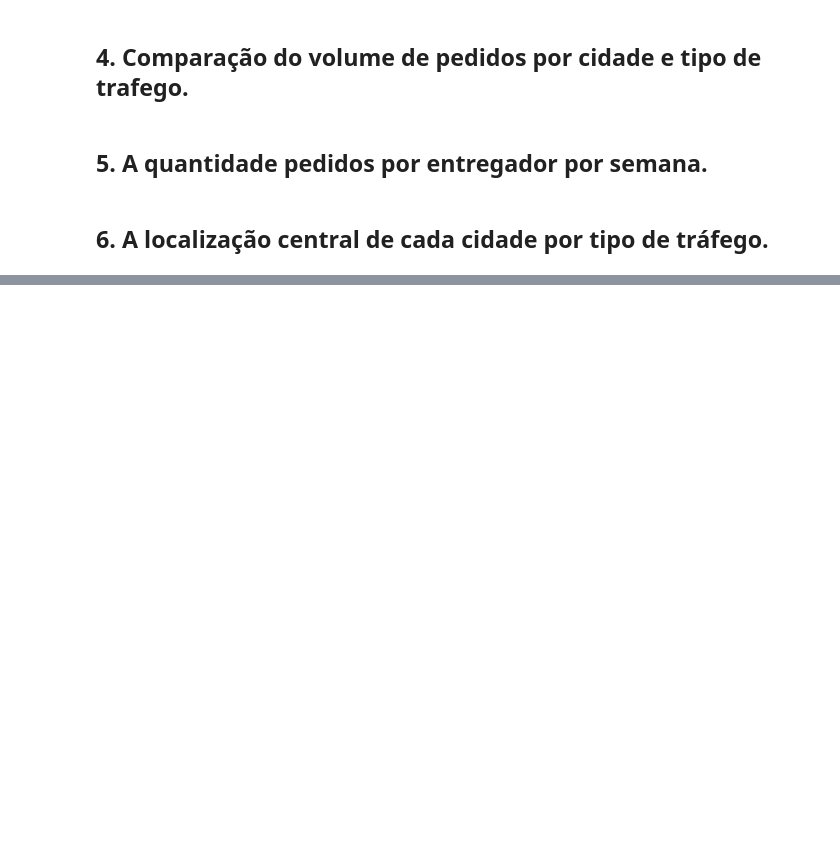
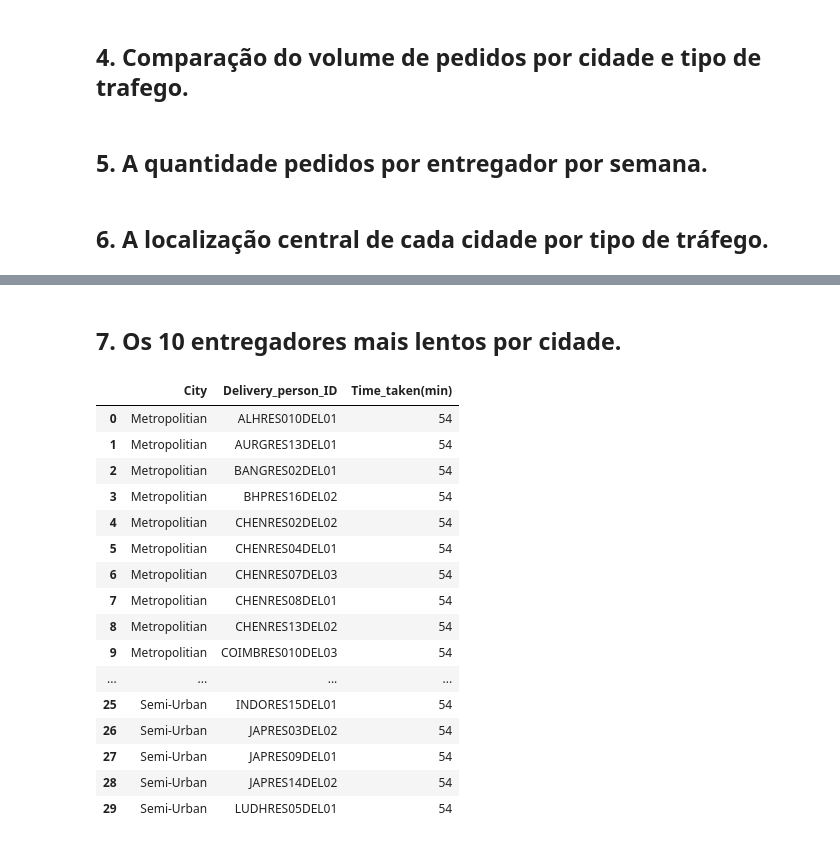
Before and after one commit to douglasaturnino/cury_company, a Jupyter notebook: notebook/transformação.ipynb, the cells around one changed output, grey strips where cells are left out. Cells and saved outputs as stored; diff of their text form; code cells hidden in the pictures; blank space fills up the shorter version.

```diff
--- a/notebook/transformação.ipynb
+++ b/notebook/transformação.ipynb
@@ -132,0 +230,29 @@ map
+# %% [markdown]
+## 7. Os 10 entregadores mais lentos por cidade.
+# %%
+df2 = df1.loc[:, ['Delivery_person_ID', 'City','Time_taken(min)']].groupby(['City', 'Delivery_person_ID']).max().sort_values(['City','Time_taken(min)'], ascending=False).reset_index()
+
+df_aux1 = df2.loc[df2['City'] == 'Metropolitian', :].head(10)
+df_aux2 = df2.loc[df2['City'] == 'Urban', :].head(10)
+df_aux3 = df2.loc[df2['City'] == 'Semi-Urban', :].head(10)
+
+df3 = pd.concat([df_aux1, df_aux2, df_aux3]).reset_index(drop=True)
+df3
+# %% [output]
+|  | City | Delivery_person_ID | Time_taken(min) |
+| 0 | Metropolitian | ALHRES010DEL01 | 54 |
+| 1 | Metropolitian | AURGRES13DEL01 | 54 |
+| 2 | Metropolitian | BANGRES02DEL01 | 54 |
+| 3 | Metropolitian | BHPRES16DEL02 | 54 |
+| 4 | Metropolitian | CHENRES02DEL02 | 54 |
+| 5 | Metropolitian | CHENRES04DEL01 | 54 |
+| 6 | Metropolitian | CHENRES07DEL03 | 54 |
+| 7 | Metropolitian | CHENRES08DEL01 | 54 |
+| 8 | Metropolitian | CHENRES13DEL02 | 54 |
+| 9 | Metropolitian | COIMBRES010DEL03 | 54 |
+| ... | ... | ... | ... |
+| 25 | Semi-Urban | INDORES15DEL01 | 54 |
+| 26 | Semi-Urban | JAPRES03DEL02 | 54 |
+| 27 | Semi-Urban | JAPRES09DEL01 | 54 |
+| 28 | Semi-Urban | JAPRES14DEL02 | 54 |
+| 29 | Semi-Urban | LUDHRES05DEL01 | 54 |
```
Also changed, not shown: parts of 14 cells of this notebook.
